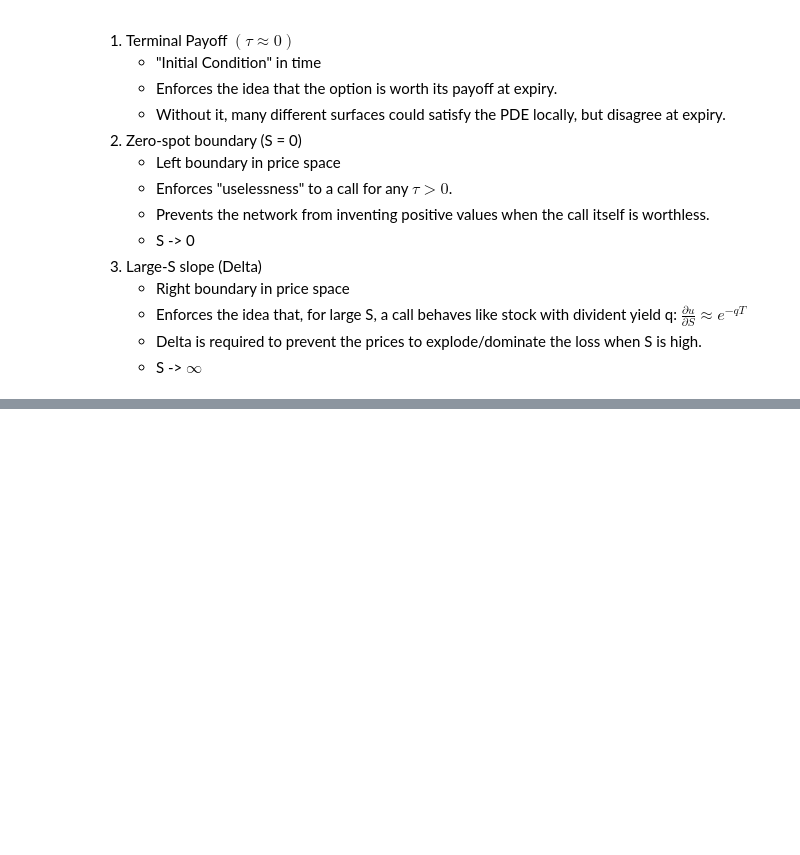
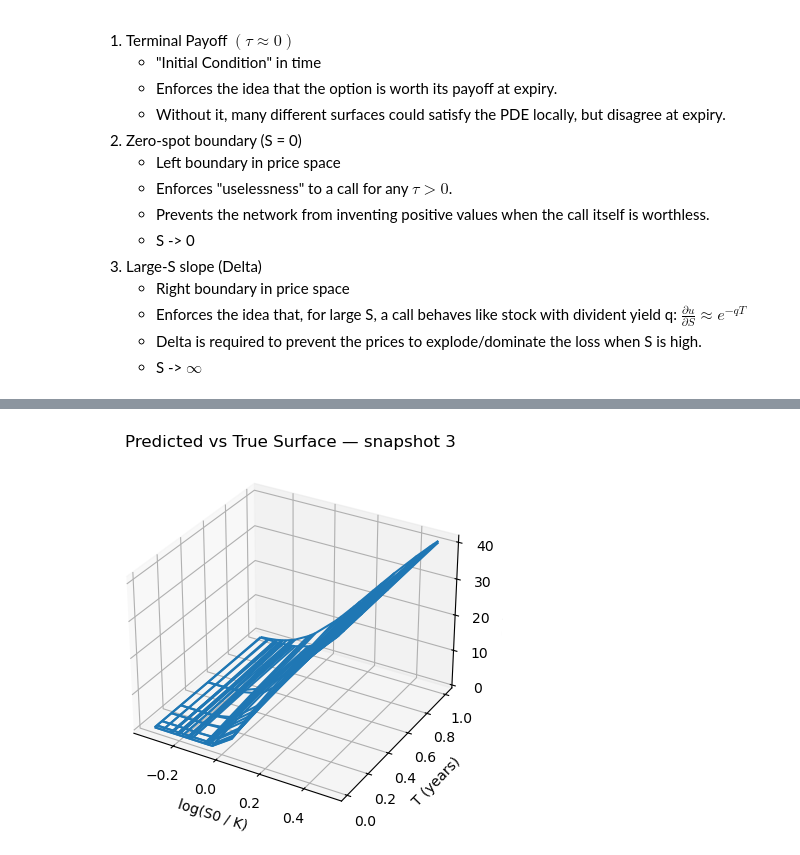
Before and after one commit to nickvpn/deep-learning-2025, a Jupyter notebook: Projects/Project 1/Project1.ipynb, the cells around one changed output, grey strips where cells are left out. Cells and saved outputs as stored; diff of their text form; code cells hidden in the pictures; blank space fills up the shorter version.

Commit message:
update project 1

```diff
--- a/Projects/Project 1/Project1.ipynb
+++ b/Projects/Project 1/Project1.ipynb
@@ -536,0 +881,19 @@ def loss_pde_and_bc(model, coll, lambda_bc=1e-4):
+# %%
+E, TT = np.meshgrid(e_vals, t_vals)  # same shape as grids
+
+fig = plt.figure()
+ax = fig.add_subplot(111, projection="3d")
+
+# True surface (wireframe)
+ax.plot_wireframe(E, TT, grid_true)
+
+# Predicted surface (wireframe)
+ax.plot_wireframe(E, TT, grid_pred)
+
+ax.set_xlabel("log(S0 / K)")
+ax.set_ylabel("T (years)")
+ax.set_zlabel("Call price")
+ax.set_title(f"Predicted vs True Surface — snapshot {sid}")
+plt.show()
+# %% [output]
+[figure, added]
```
Also changed, not shown: parts of 38 cells of this notebook, 5 other files.
